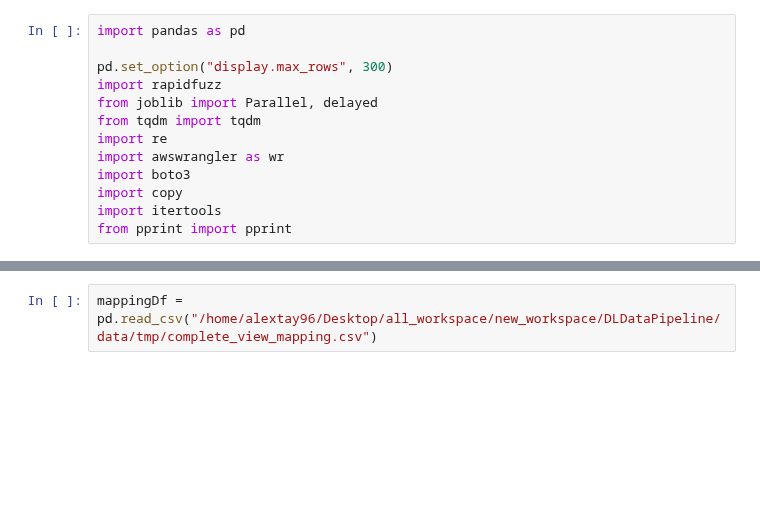
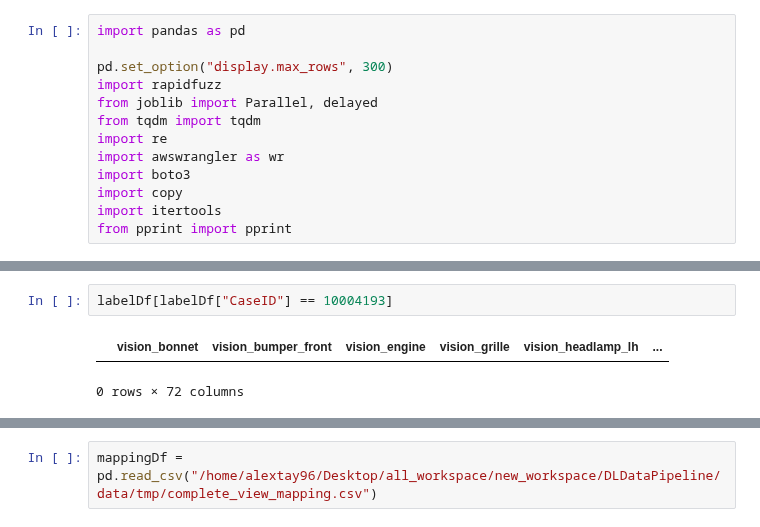
Before and after one commit to MLMonkATGY/DLDataPipeline, a Jupyter notebook: src/feature/MultiviewMultilabelDf.ipynb, the cells around one changed output, grey strips where cells are left out. Saved outputs shown, nothing was run; the diff lists cells and outputs as text; blank space fills up the shorter version.

Commit message:
Updated after case study

```diff
--- a/src/feature/MultiviewMultilabelDf.ipynb
+++ b/src/feature/MultiviewMultilabelDf.ipynb
@@ -35,0 +36,5 @@ labelDf
+# %%
+labelDf[labelDf["CaseID"] == 10004193]
+# %% [output]
+|  | vision_bonnet | vision_bumper_front | vision_engine | vision_grille | vision_headlamp_lh | ... |
+0 rows × 72 columns
```
Also changed, not shown: parts of 6 cells of this notebook, 13 other files.
